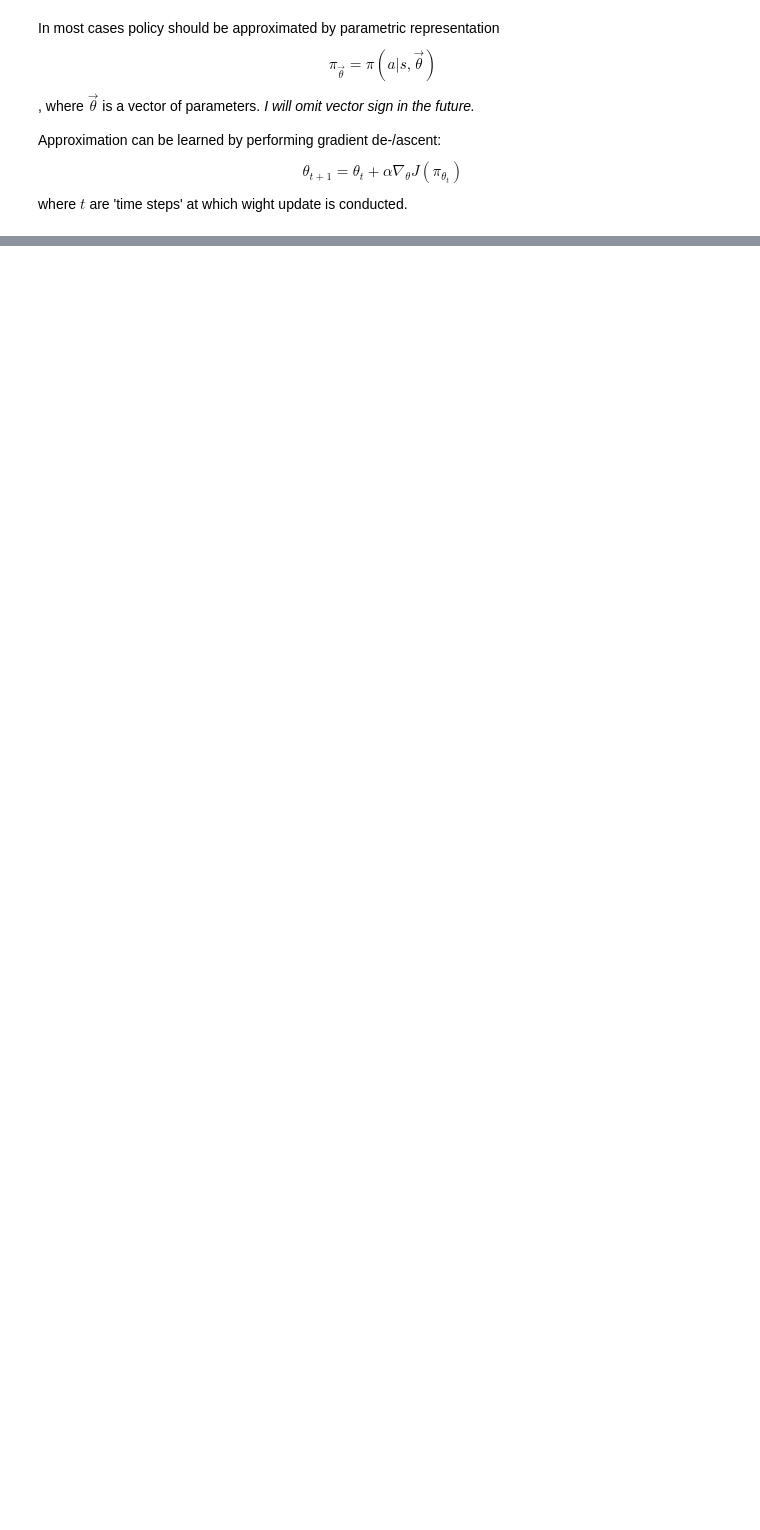
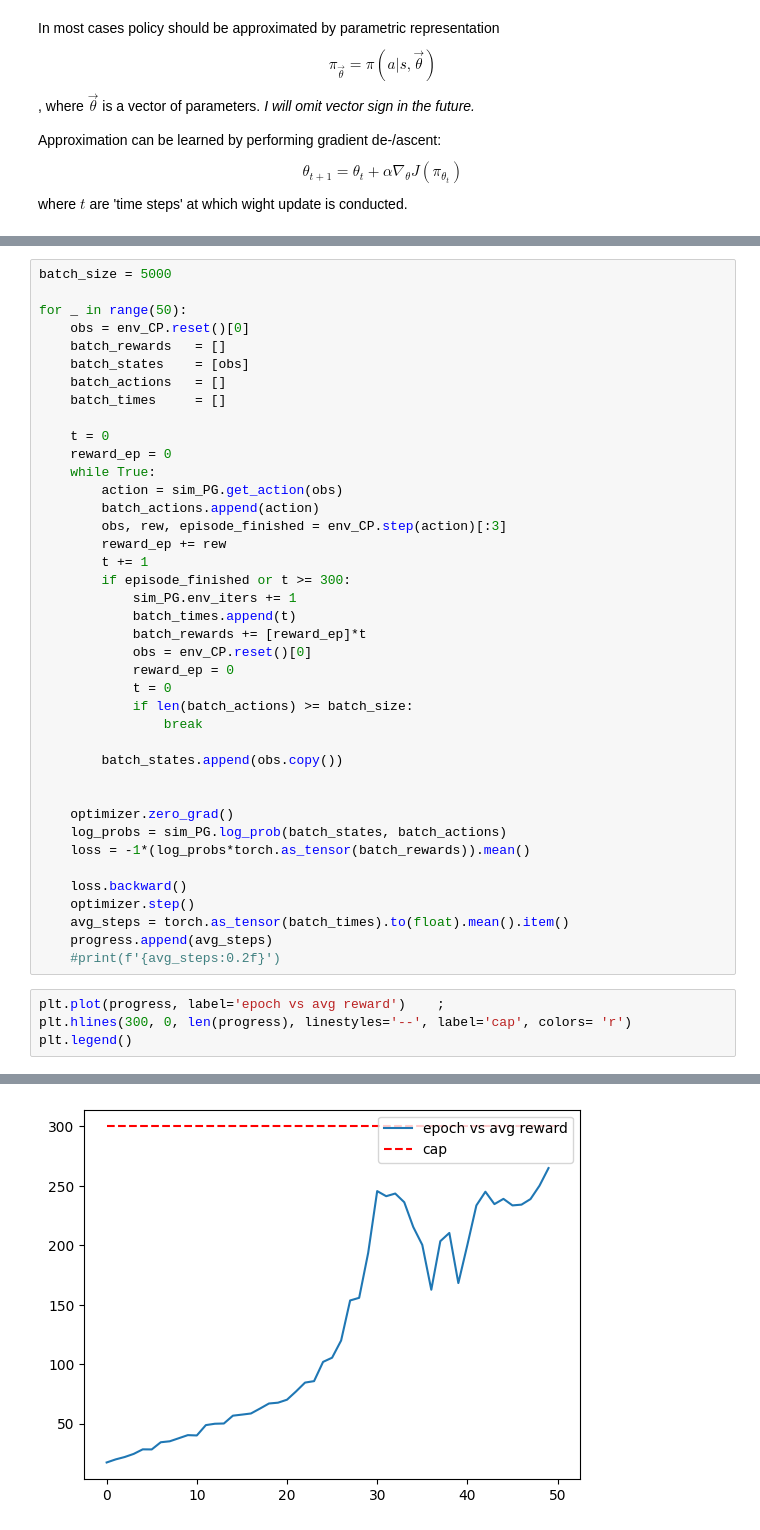
Before and after one commit to ajegorovs/aj_python_tool_lib, a Jupyter notebook: data_processing/neural_networks/DEEP_RL_Deep_Reinfocement_Learning/part_03_Simplest_policy_gradient.ipynb, the cells around one changed output, grey strips where cells are left out. Cells and saved outputs as stored; diff of their text form; blank space fills up the shorter version.

```diff
--- a/data_processing/neural_networks/DEEP_RL_Deep_Reinfocement_Learning/part_03_Simplest_policy_gradient.ipynb
+++ b/data_processing/neural_networks/DEEP_RL_Deep_Reinfocement_Learning/part_03_Simplest_policy_gradient.ipynb
@@ -46,0 +72,45 @@ $$\boxed{\nabla_{\theta} J(\pi_{\theta}) =  \frac{1}{|D|} \sum_{\tau \in D}\sum_
+# %%
+batch_size = 5000
+
+for _ in range(50):
+    obs = env_CP.reset()[0]
+    batch_rewards   = []
+    batch_states    = [obs]
+    batch_actions   = []
+    batch_times     = []
+
+    t = 0
+    reward_ep = 0
+    while True:
+        action = sim_PG.get_action(obs)
+        batch_actions.append(action)
+        obs, rew, episode_finished = env_CP.step(action)[:3]
+        reward_ep += rew
+        t += 1
+        if episode_finished or t >= 300:
+            sim_PG.env_iters += 1
+            batch_times.append(t)
+            batch_rewards += [reward_ep]*t
+            obs = env_CP.reset()[0]
+            reward_ep = 0
+            t = 0
+            if len(batch_actions) >= batch_size:
+                break
+
+        batch_states.append(obs.copy())
+
+
+    optimizer.zero_grad()
+    log_probs = sim_PG.log_prob(batch_states, batch_actions)
+    loss = -1*(log_probs*torch.as_tensor(batch_rewards)).mean()
+
+    loss.backward()
+    optimizer.step()
+    avg_steps = torch.as_tensor(batch_times).to(float).mean().item()
+    progress.append(avg_steps)
+    #print(f'{avg_steps:0.2f}')
+# %%
+plt.plot(progress, label='epoch vs avg reward')    ;
+plt.hlines(300, 0, len(progress), linestyles='--', label='cap', colors= 'r')
+plt.legend()
+# %% [output]
@@ -46,0 +118 @@ $$\boxed{\nabla_{\theta} J(\pi_{\theta}) =  \frac{1}{|D|} \sum_{\tau \in D}\sum_
+[figure, added]
```
Also changed, not shown: parts of 17 cells of this notebook, 1 other file.
